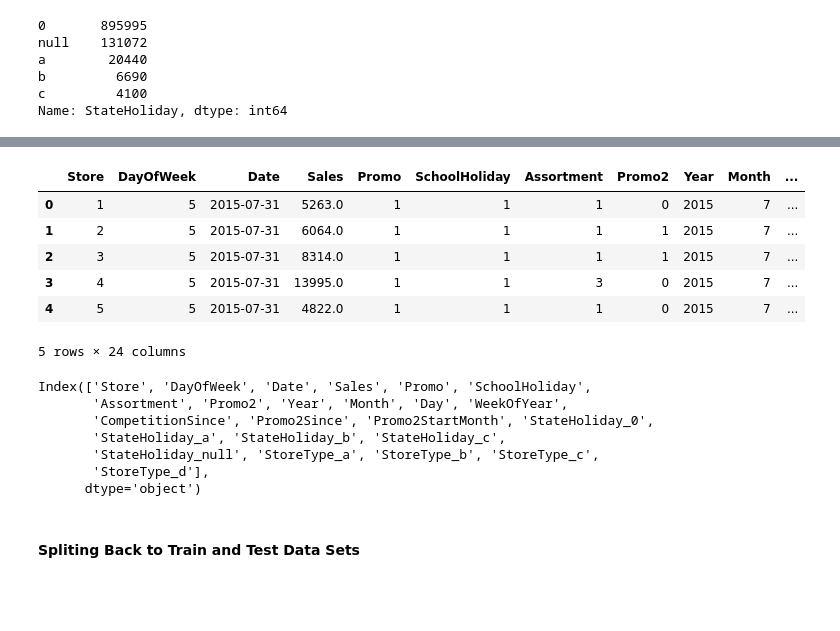
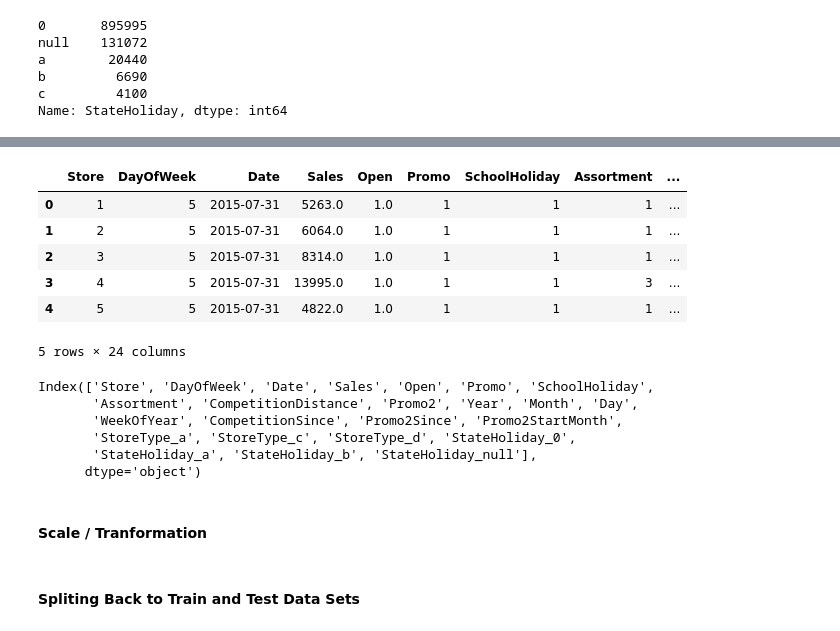
Before and after one commit to lynnmench/Rossmann_Store_Sales, a Jupyter notebook: Rossmann_Store_EDA.ipynb, the cells around one changed output, grey strips where cells are left out. Drawn from its saved outputs; the diff is of its cells as text; code cells hidden in the pictures; blank space fills up the shorter version.

Commit message:
data cleaning and start ML file

```diff
--- a/Rossmann_Store_EDA.ipynb
+++ b/Rossmann_Store_EDA.ipynb
@@ -682,6 +676,6 @@ The missing data for the feature 'Open' is in the test data file, this means I c
 # %%
 #filling in all missing values of Open with 1
 
-full_df['Open'] = full_df['Open'].fillna(1, inplace=True)
+full_df['Open'].fillna(1, inplace=True)
 full_df['Open'].isnull().sum()
 # %% [output]
@@ -811,6 +805,6 @@ I don't beleive there is enough features (a lot of the features are dates) to us
 # %%
 # Filling in missing competition distances
 
-full_df['CompetitionDistance'] = full_df['CompetitionDistance'].fillna(710, inplace=True)
+full_df['CompetitionDistance'].fillna(710, inplace=True)
 full_df['CompetitionDistance'].isnull().sum()
 # %% [output]
@@ -939,8 +936,16 @@ Name: StateHoliday, dtype: int64
 # %%
 # Since StateHoliday and StoreType is a Nominal Feature - using one hot encoder
 
-cat_lst.remove('Assortment')
+dummy_lst = ['StoreType', 'StateHoliday']
 
-dummy_df = pd.get_dummies(full_df[cat_lst])
+dummy_df = pd.get_dummies(full_df[dummy_lst])
 full_df = pd.concat([full_df, dummy_df], axis=1)
 #full_df.head()
+# %%
+# dropping extra dummy features
+# don't need dummies of all the feature, can drop 1
+
+drop_dummy = ['StateHoliday_c', 'StoreType_b']
+
+full_df.drop(drop_dummy,axis=1,inplace=True)
+full_df.head()
@@ -947,23 +960,24 @@ full_df = pd.concat([full_df, dummy_df], axis=1)
 # %%
 # dropping original categorical features
 
-full_df.drop(cat_lst,axis=1,inplace=True)
+full_df.drop(dummy_lst,axis=1,inplace=True)
 full_df.head()
 # %% [output]
-|  | Store | DayOfWeek | Date | Sales | Promo | SchoolHoliday | Assortment | Promo2 | Year | Month | ... |
-| 0 | 1 | 5 | 2015-07-31 | 5263.0 | 1 | 1 | 1 | 0 | 2015 | 7 | ... |
-| 1 | 2 | 5 | 2015-07-31 | 6064.0 | 1 | 1 | 1 | 1 | 2015 | 7 | ... |
-| 2 | 3 | 5 | 2015-07-31 | 8314.0 | 1 | 1 | 1 | 1 | 2015 | 7 | ... |
-| 3 | 4 | 5 | 2015-07-31 | 13995.0 | 1 | 1 | 3 | 0 | 2015 | 7 | ... |
-| 4 | 5 | 5 | 2015-07-31 | 4822.0 | 1 | 1 | 1 | 0 | 2015 | 7 | ... |
+|  | Store | DayOfWeek | Date | Sales | Open | Promo | SchoolHoliday | Assortment | ... |
+| 0 | 1 | 5 | 2015-07-31 | 5263.0 | 1.0 | 1 | 1 | 1 | ... |
+| 1 | 2 | 5 | 2015-07-31 | 6064.0 | 1.0 | 1 | 1 | 1 | ... |
+| 2 | 3 | 5 | 2015-07-31 | 8314.0 | 1.0 | 1 | 1 | 1 | ... |
+| 3 | 4 | 5 | 2015-07-31 | 13995.0 | 1.0 | 1 | 1 | 3 | ... |
+| 4 | 5 | 5 | 2015-07-31 | 4822.0 | 1.0 | 1 | 1 | 1 | ... |
 5 rows × 24 columns
 # %%
 full_df.columns
 # %% [output]
-Index(['Store', 'DayOfWeek', 'Date', 'Sales', 'Promo', 'SchoolHoliday',
-       'Assortment', 'Promo2', 'Year', 'Month', 'Day', 'WeekOfYear',
-       'CompetitionSince', 'Promo2Since', 'Promo2StartMonth', 'StateHoliday_0',
-       'StateHoliday_a', 'StateHoliday_b', 'StateHoliday_c',
-       'StateHoliday_null', 'StoreType_a', 'StoreType_b', 'StoreType_c',
-       'StoreType_d'],
+Index(['Store', 'DayOfWeek', 'Date', 'Sales', 'Open', 'Promo', 'SchoolHoliday',
+       'Assortment', 'CompetitionDistance', 'Promo2', 'Year', 'Month', 'Day',
+       'WeekOfYear', 'CompetitionSince', 'Promo2Since', 'Promo2StartMonth',
+       'StoreType_a', 'StoreType_c', 'StoreType_d', 'StateHoliday_0',
+       'StateHoliday_a', 'StateHoliday_b', 'StateHoliday_null'],
       dtype='object')
+# %% [markdown]
+#### Scale / Tranformation
```
Also changed, not shown: parts of 6 cells of this notebook, 1 other file.
